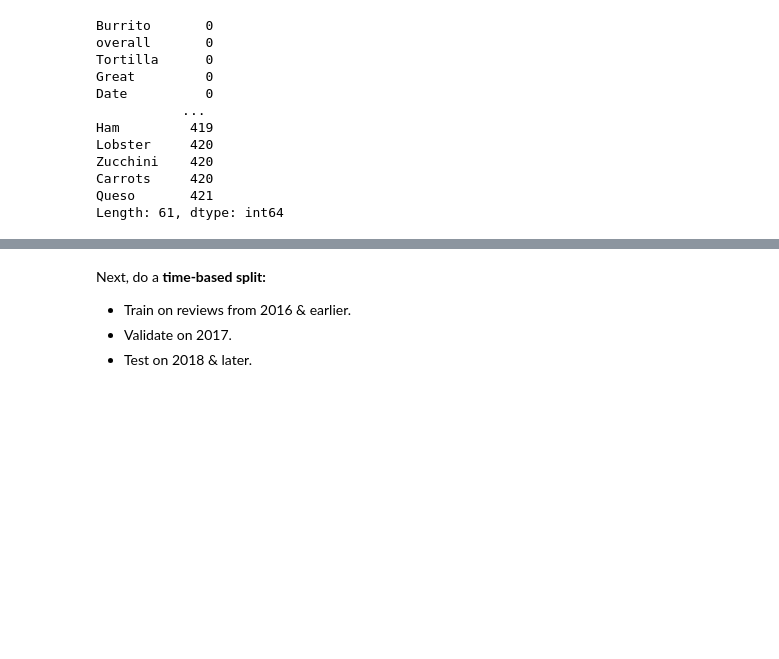
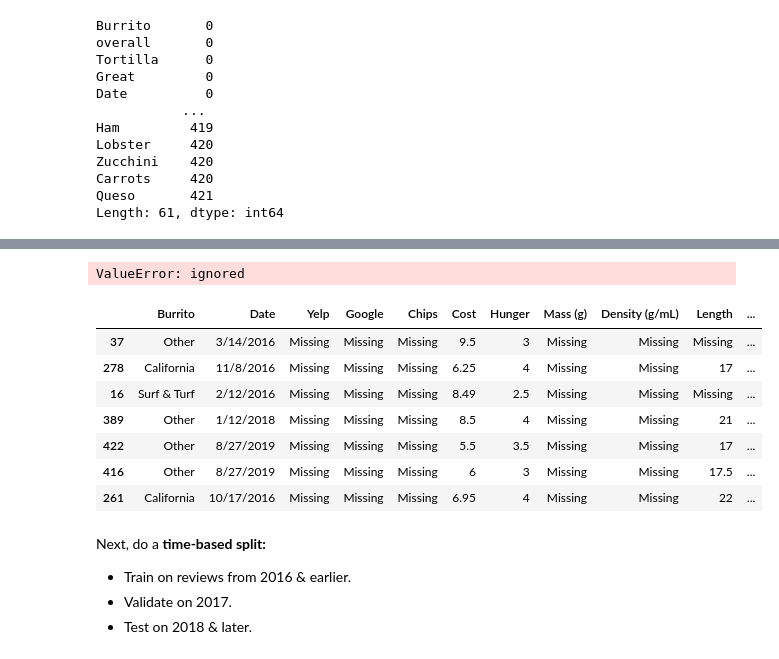
Before and after one commit to austinlasseter/DS-Unit-2-Applied-Modeling, a Jupyter notebook: module1-define-ml-problems/231_responses.ipynb, the cells around one changed output, grey strips where cells are left out. Drawn from its saved outputs; the diff is of its cells as text; code cells hidden in the pictures; blank space fills up the shorter version.

```diff
--- a/module1-define-ml-problems/231_responses.ipynb
+++ b/module1-define-ml-problems/231_responses.ipynb
@@ -205 +214,8 @@ Length: 61, dtype: int64
+# %%
+# Try to fill missing values using sklearn imputer
+from sklearn.impute import SimpleImputer
+my_imputer = SimpleImputer(strategy='mean')
+df = my_imputer.fit_transform(df)
+# %% [output]
+ValueError: ignored
 # %%
@@ -207,4 +223,15 @@ Length: 61, dtype: int64
 df = df.fillna('Missing')
+# %%
+df.sample(7)
+# %% [output]
+|  | Burrito | Date | Yelp | Google | Chips | Cost | Hunger | Mass (g) | Density (g/mL) | Length | ... |
+| 37 | Other | 3/14/2016 | Missing | Missing | Missing | 9.5 | 3 | Missing | Missing | Missing | ... |
+| 278 | California | 11/8/2016 | Missing | Missing | Missing | 6.25 | 4 | Missing | Missing | 17 | ... |
+| 16 | Surf & Turf | 2/12/2016 | Missing | Missing | Missing | 8.49 | 2.5 | Missing | Missing | Missing | ... |
+| 389 | Other | 1/12/2018 | Missing | Missing | Missing | 8.5 | 4 | Missing | Missing | 21 | ... |
+| 422 | Other | 8/27/2019 | Missing | Missing | Missing | 5.5 | 3.5 | Missing | Missing | 17 | ... |
+| 416 | Other | 8/27/2019 | Missing | Missing | Missing | 6 | 3 | Missing | Missing | 17.5 | ... |
+| 261 | California | 10/17/2016 | Missing | Missing | Missing | 6.95 | 4 | Missing | Missing | 22 | ... |
 # %% [markdown]
 Next, do a **time-based split:**
 
```
Also changed, not shown: parts of 10 cells of this notebook.
